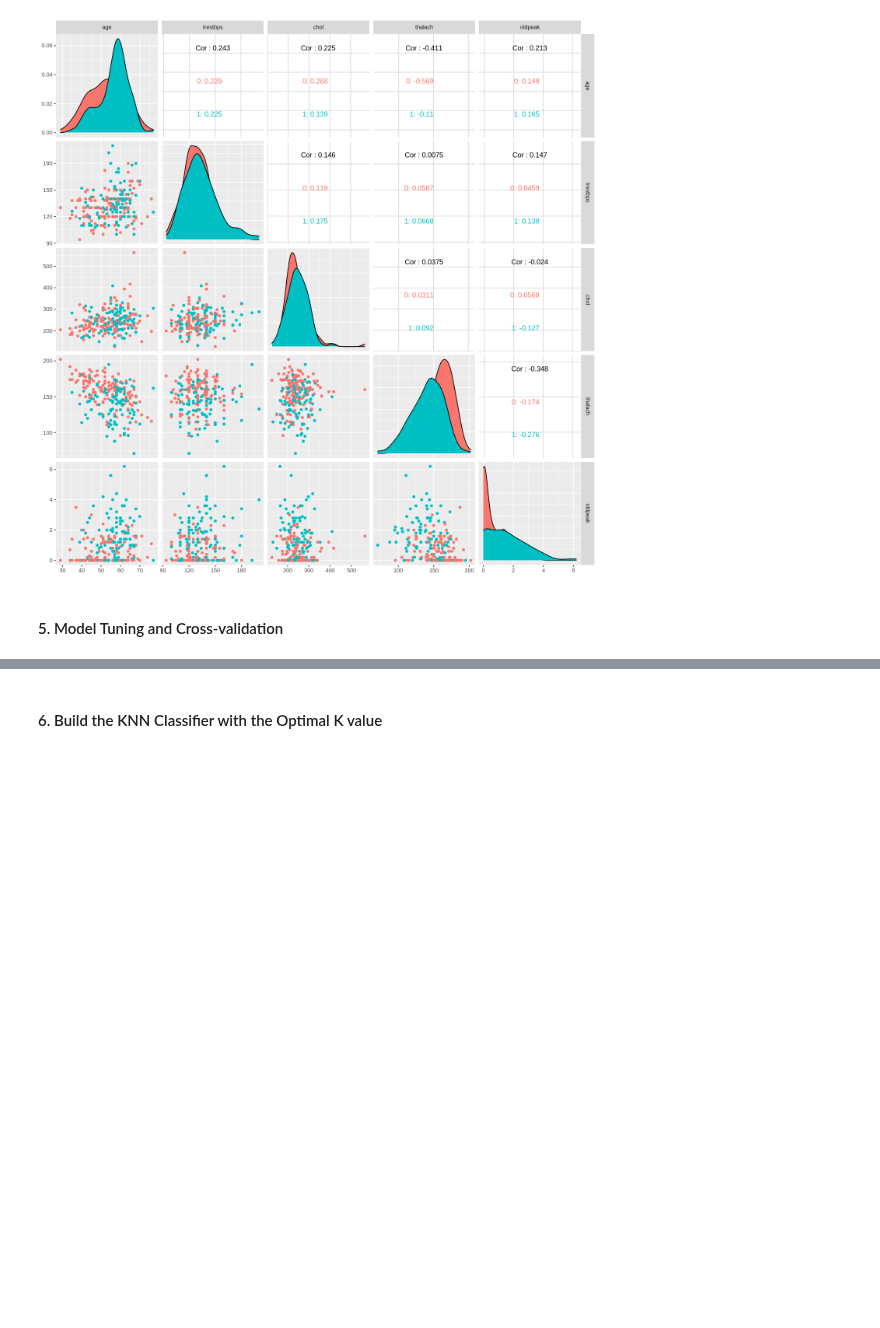
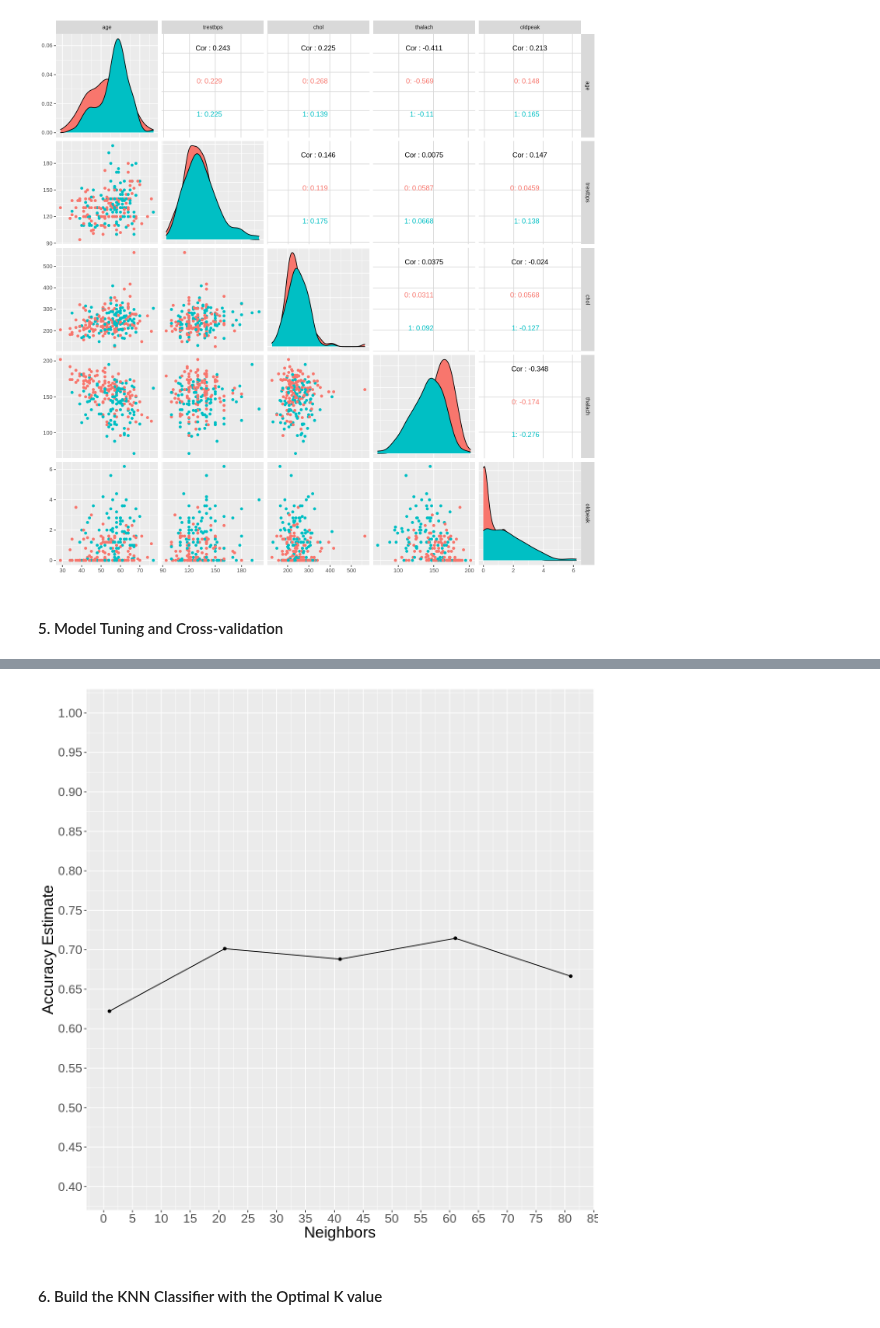
Before and after one commit to acholj/Updated-DSCI-Group-Project, a Jupyter notebook: Heart_Disease_Report.ipynb, the cells around one changed output, grey strips where cells are left out. Cells and saved outputs as stored; diff of their text form; code cells hidden in the pictures; blank space fills up the shorter version.

```diff
--- a/Heart_Disease_Report.ipynb
+++ b/Heart_Disease_Report.ipynb
@@ -314,2 +305,13 @@ A tibble: 1 × 1
+# %%
+accuracy_vs_k <- ggplot(accuracies, aes(x = neighbors, y = mean))+
+      geom_point() +
+      geom_line() +
+      labs(x = "Neighbors", y = "Accuracy Estimate") +
+      scale_x_continuous(breaks = seq(0, 100, by = 5)) +
+      scale_y_continuous(limits = c(0.4, 1.0), breaks = seq (0.4, 1, by = 0.05)) +
+      theme(text=element_text(size = 20))
+accuracy_vs_k
+# %% [output]
+[figure, added]
 # %% [markdown]
 #### 6. Build the KNN Classifier with the Optimal K value
```
Also changed, not shown: parts of 2 cells of this notebook.
